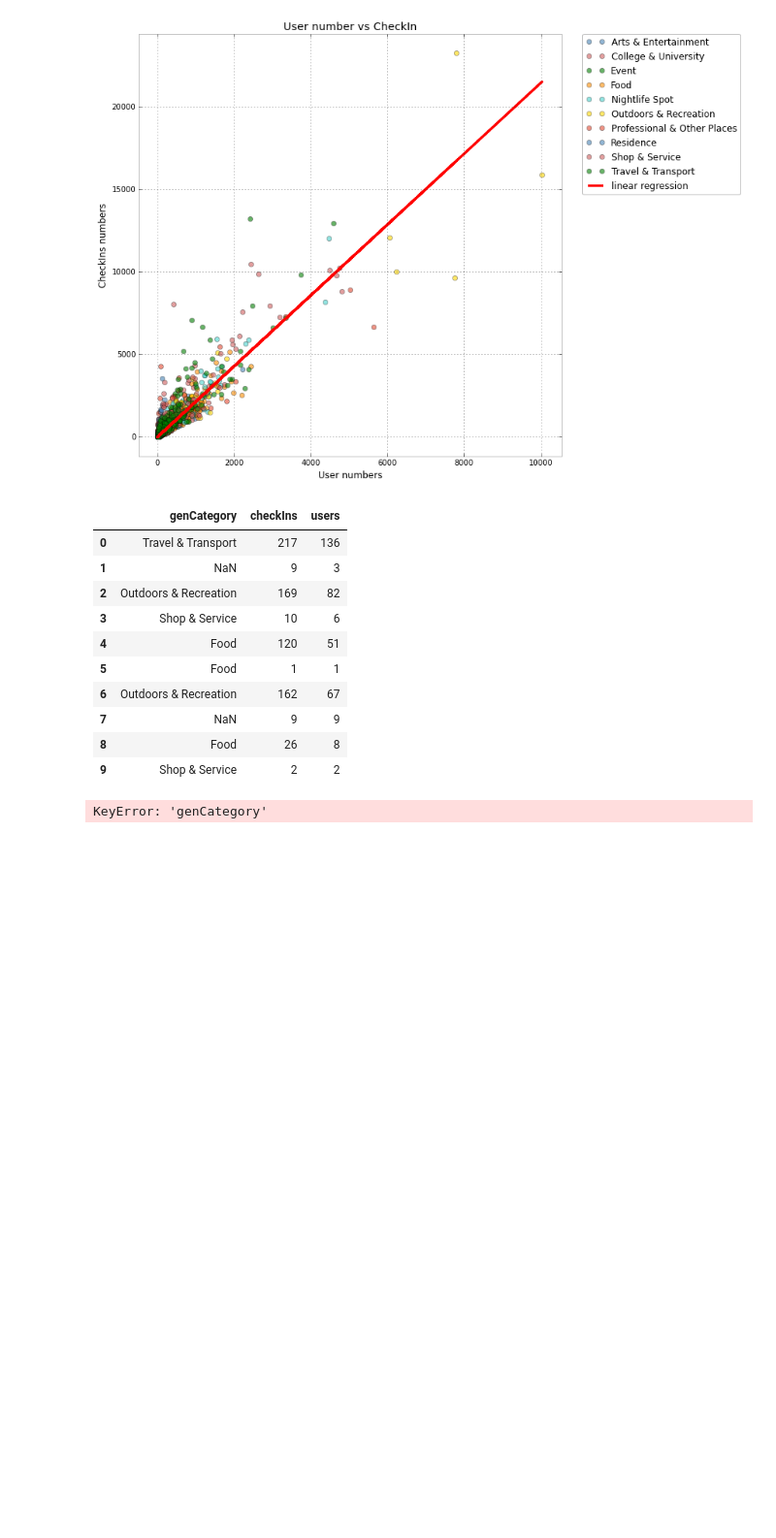
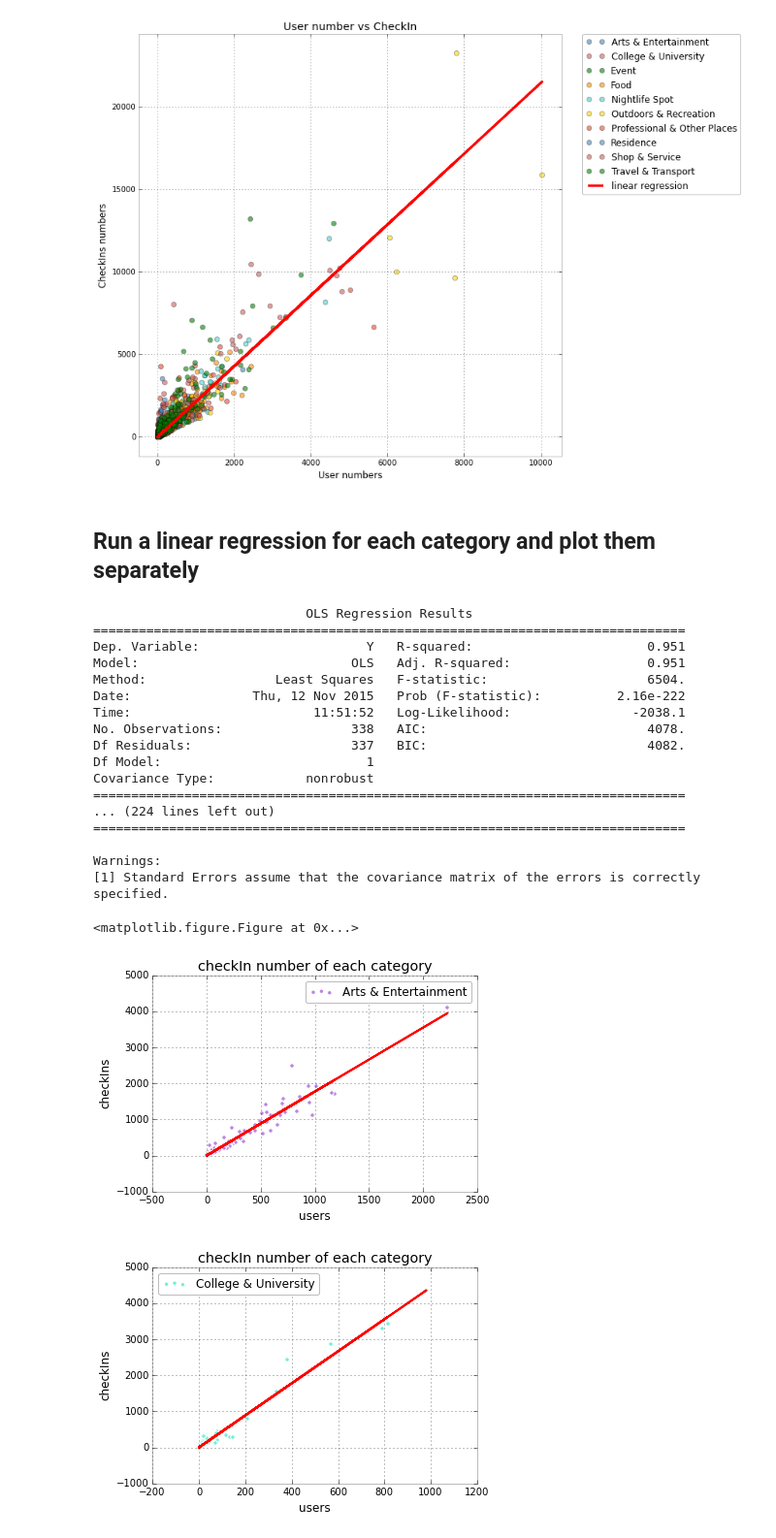
Before and after one commit to Elixeus/ads_project_shared_code, a Jupyter notebook: analysis.ipynb, the cells around one changed output. Shown: that part at 97% size. Saved outputs shown, nothing was run; the diff lists cells and outputs as text; code cells hidden in the pictures; blank space fills up the shorter version.

Commit message:
linear regression

```diff
--- a/analysis.ipynb
+++ b/analysis.ipynb
@@ -177,17 +199,3 @@ ax.legend(bbox_to_anchor=(1.05, 1), loc=2, borderaxespad=0.)
 # %% [output]
 <matplotlib.legend.Legend at 0x...>
 [figure]
-# %%
-data2[['genCategory', 'checkIns', 'users']].head(10)
-# %% [output]
-|  | genCategory | checkIns | users |
-| 0 | Travel & Transport | 217 | 136 |
-| 1 | NaN | 9 | 3 |
-| 2 | Outdoors & Recreation | 169 | 82 |
-| 3 | Shop & Service | 10 | 6 |
-| 4 | Food | 120 | 51 |
-| 5 | Food | 1 | 1 |
-| 6 | Outdoors & Recreation | 162 | 67 |
-| 7 | NaN | 9 | 9 |
-| 8 | Food | 26 | 8 |
-| 9 | Shop & Service | 2 | 2 |
@@ -198,6 +201,0 @@ dataSum = data2[['genCategory', 'checkIns',
-# %%
-dataSum.head(10)
-dataSum.T
-dataAll = dataSum.merge(colors, how='left', on='genCategory')
-# %% [output]
-KeyError: 'genCategory'
@@ -220,0 +202,37 @@ plt.legend(labels=data2.colorIndex)
+# %% [markdown]
+## Run a linear regression for each category and plot them separately
+# %%
+np.random.seed(2015)
+lmE = {}
+# create a 10 * 10 figure
+fig1= plt.figure(figsize=(10,10))
+for name, group in groups:
+    lmE['%s'%name[:3]] = smf.ols(formula='Y ~ X - 1',
+                               data={'Y':group.checkIns, 'X':group.users}).fit()
+    group.plot(x='users', y='checkIns',
+               kind='scatter',color=np.random.rand(3),
+               label=name, title='checkIn number of each category',
+               fontsize=10)
+    plt.plot(group.users, lmE['%s'%name[:3]].predict(), color='r', lw=2, label='linear regression')
+    print lmE['%s'%name[:3]].summary()
+# %% [output]
+                            OLS Regression Results
+==============================================================================
+Dep. Variable:                      Y   R-squared:                       0.951
+Model:                            OLS   Adj. R-squared:                  0.951
+Method:                 Least Squares   F-statistic:                     6504.
+Date:                Thu, 12 Nov 2015   Prob (F-statistic):          2.16e-222
+Time:                        11:51:52   Log-Likelihood:                -2038.1
+No. Observations:                 338   AIC:                             4078.
+Df Residuals:                     337   BIC:                             4082.
+Df Model:                           1
+Covariance Type:            nonrobust
+==============================================================================
+... (224 lines left out)
+==============================================================================
+
+Warnings:
+[1] Standard Errors assume that the covariance matrix of the errors is correctly specified.
+<matplotlib.figure.Figure at 0x...>
+[figure, added]
+[figure, added]
```
Also changed, not shown: parts of 9 cells of this notebook.
